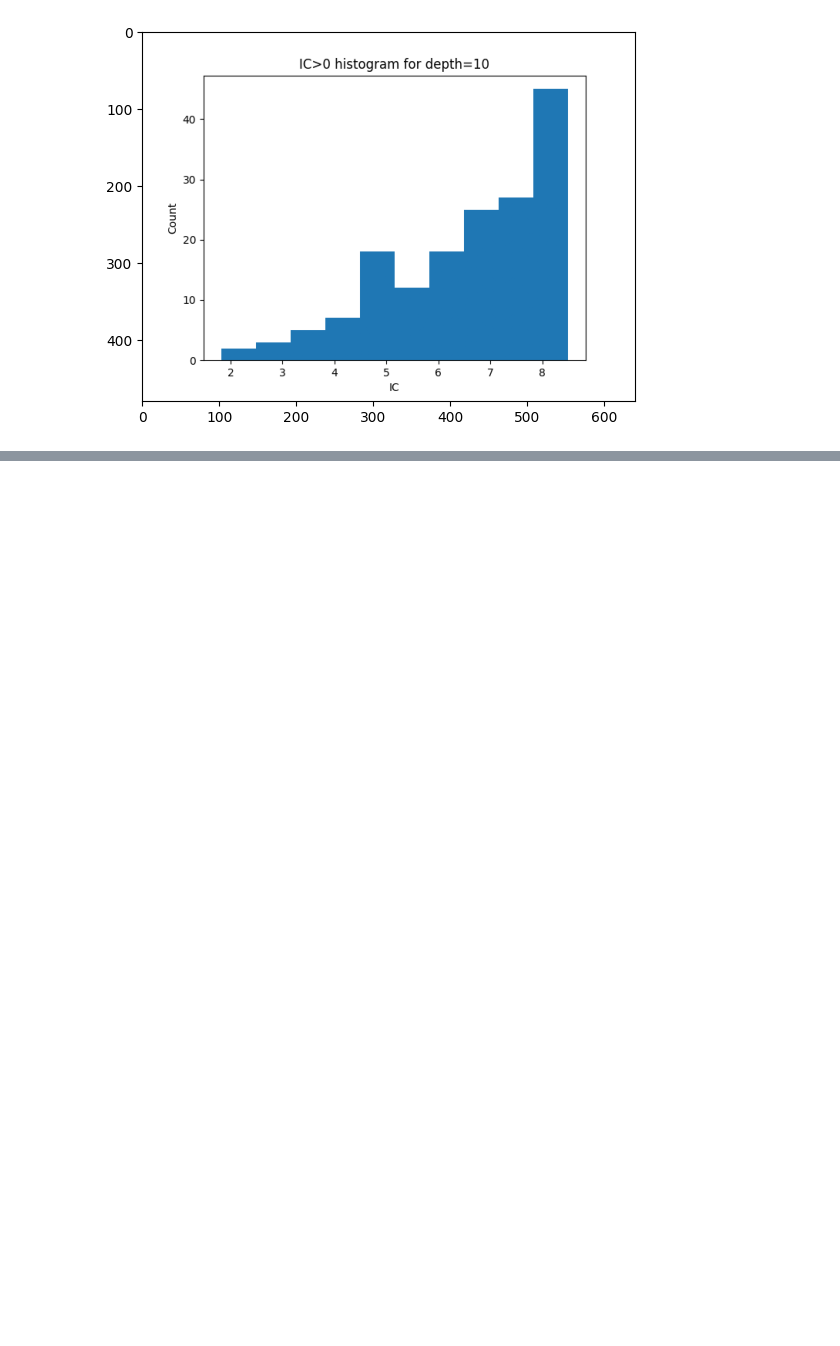
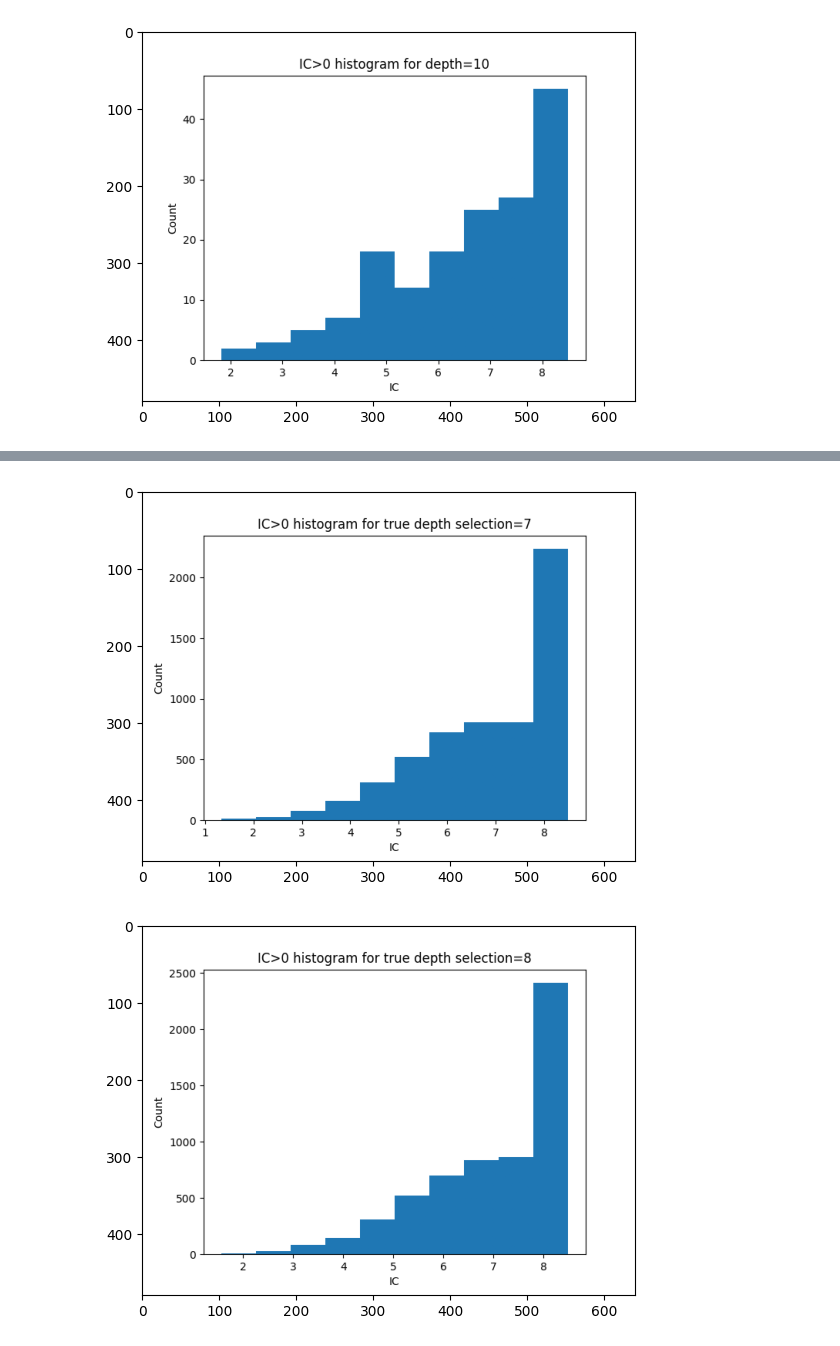
Before and after one commit to DgoMndez/DL-patogen-colab-DIIC, a Jupyter notebook: src/analysis/hpo-tree.ipynb, the cells around one changed output, grey strips where cells are left out. Drawn from its saved outputs; the diff is of its cells as text; code cells hidden in the pictures; blank space fills up the shorter version.

Commit message:
trueHist, trueMean, trueVar

```diff
--- a/src/analysis/hpo-tree.ipynb
+++ b/src/analysis/hpo-tree.ipynb
@@ -310,0 +356,9 @@ for d in range(5,11):
+# %%
+import matplotlib.image as mpimg
+for d in range(7,11):
+    img = mpimg.imread(f"{rDir}/images/ic_depth_{d}_true.png")
+    plt.imshow(img)
+    plt.show()
+# %% [output]
+[figure, added]
+[figure, added]
```
Also changed, not shown: parts of 4 cells of this notebook, 3 other files.
